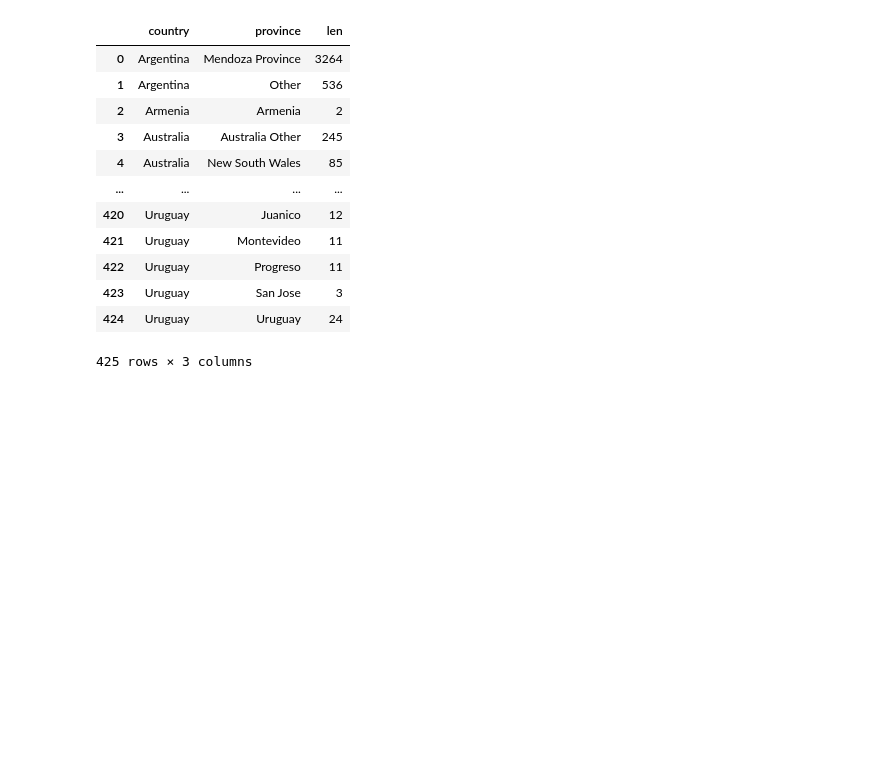
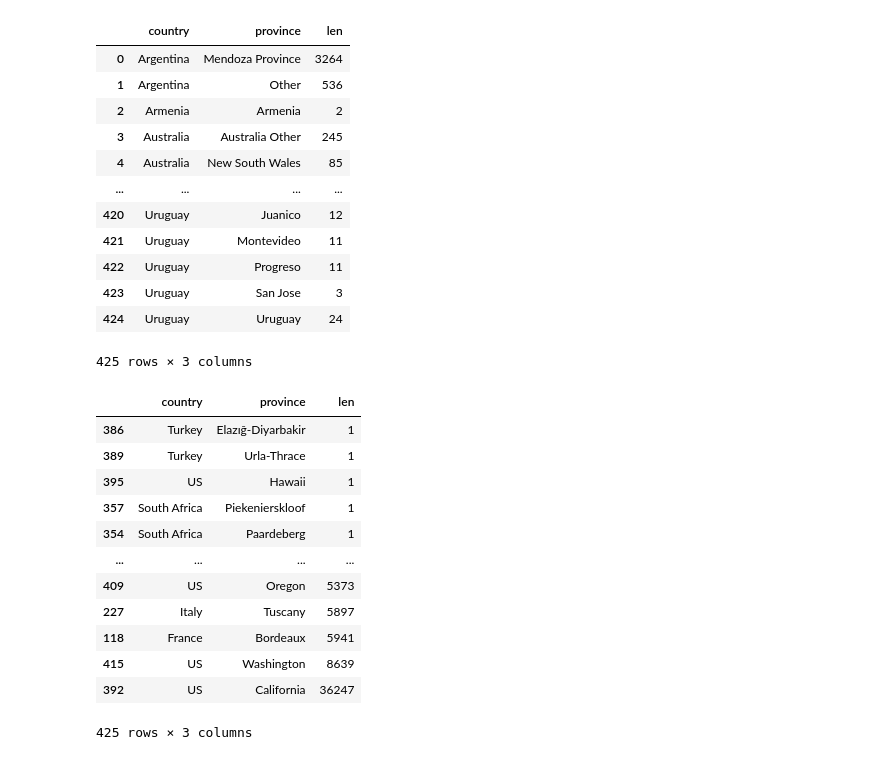
Before and after one commit to Dilajohn/Pandas-tutorials, a Jupyter notebook: Grouping_and_Sorting.ipynb, the cells around one changed output. Drawn from its saved outputs; the diff is of its cells as text; code cells hidden in the pictures; blank space fills up the shorter version.

Commit message:
Sort values in a dataframe by length

```diff
--- a/Grouping_and_Sorting.ipynb
+++ b/Grouping_and_Sorting.ipynb
@@ -217,3 +217,20 @@ Looking again at countries_reviewed we can see that grouping returns data in ind
 That is to say, when outputting the result of a groupby, the order of the rows is dependent on the values in the index, not
 in the data.
 To get data in the order want it in we can sort it ourselves. The sort_values() method is handy for this."""
+# %%
+countries_reviewed_2 = countries_reviewed.reset_index()
+countries_reviewed_2.sort_values(by="len")
+# %% [output]
+|  | country | province | len |
+| 386 | Turkey | Elazığ-Diyarbakir | 1 |
+| 389 | Turkey | Urla-Thrace | 1 |
+| 395 | US | Hawaii | 1 |
+| 357 | South Africa | Piekenierskloof | 1 |
+| 354 | South Africa | Paardeberg | 1 |
+| ... | ... | ... | ... |
+| 409 | US | Oregon | 5373 |
+| 227 | Italy | Tuscany | 5897 |
+| 118 | France | Bordeaux | 5941 |
+| 415 | US | Washington | 8639 |
+| 392 | US | California | 36247 |
+425 rows × 3 columns
```
